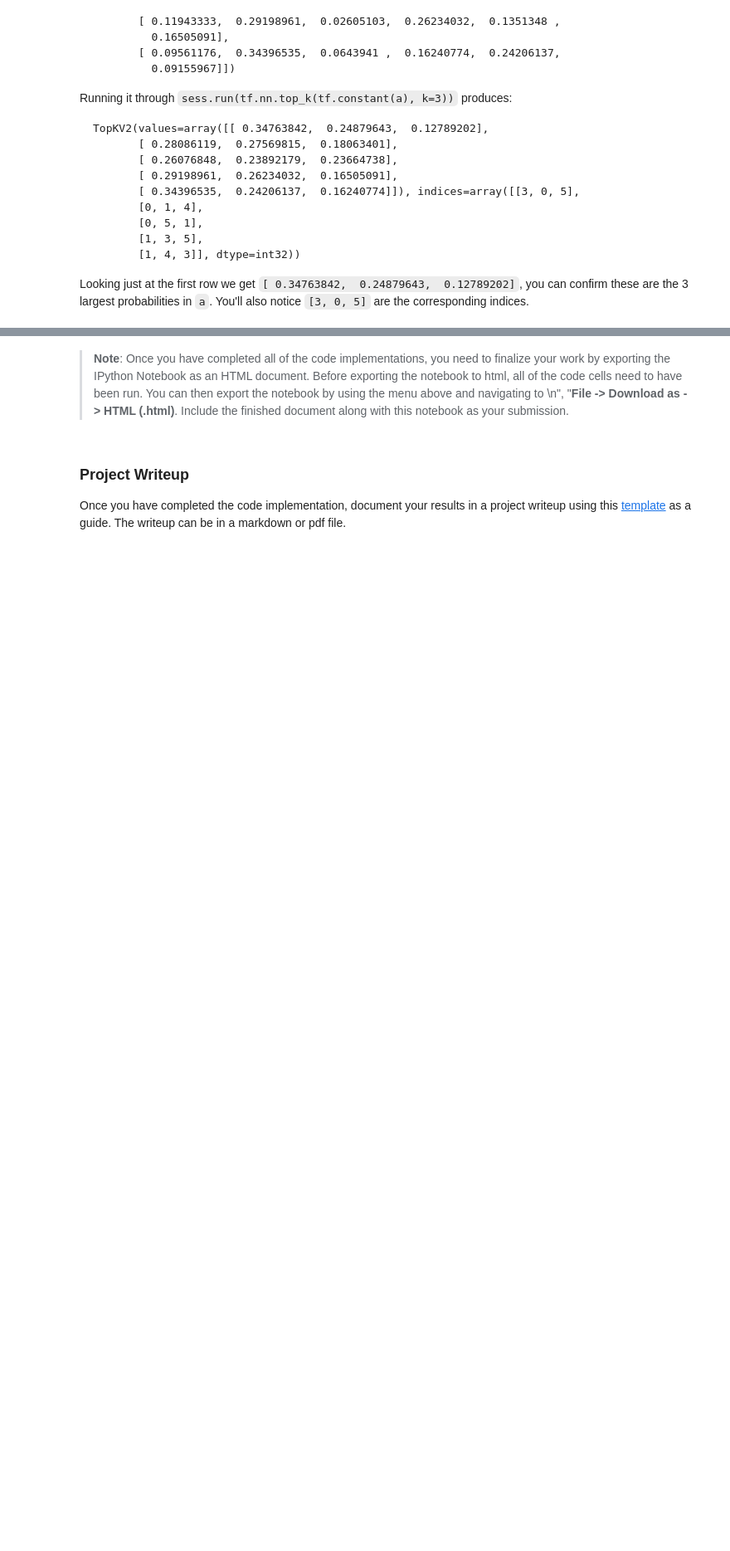
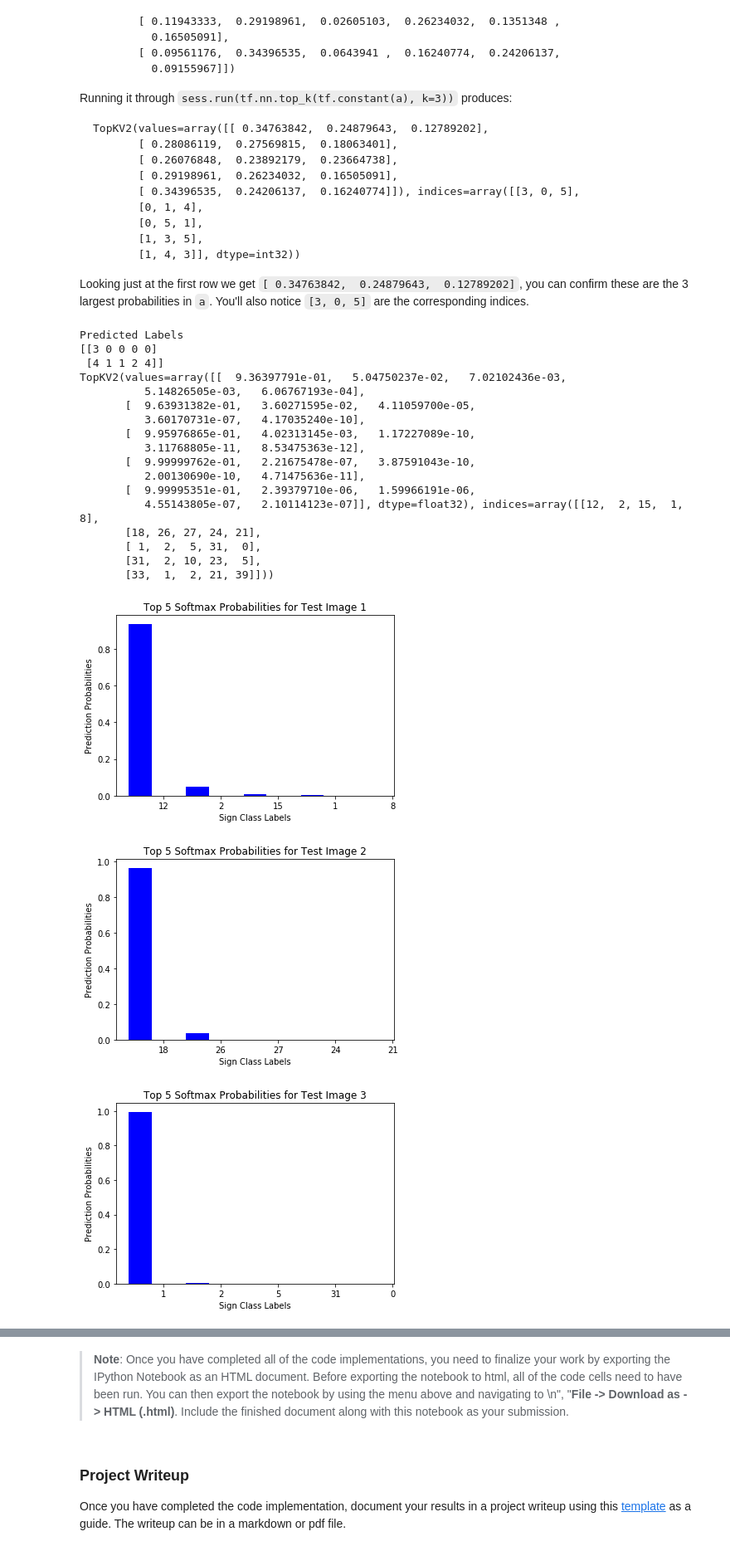
Before and after one commit to kdwgit/traffic-sign-classifier, a Jupyter notebook: Traffic_Sign_Classifier.ipynb, the cells around one changed output, grey strips where cells are left out. Shown at 83% size. Drawn from its saved outputs; the diff is of its cells as text; code cells hidden in the pictures; blank space fills up the shorter version.

```diff
--- a/Traffic_Sign_Classifier.ipynb
+++ b/Traffic_Sign_Classifier.ipynb
@@ -522,9 +544,6 @@ Image 42 probabilities: 3.36213e-05  and predicted classes: 2.64115e-05
 ### For example, if the model predicted 1 out of 5 signs correctly, it's 20% accurate on these new images.
 with tf.Session() as sess:
     saver.restore(sess, './lenet')
-#    test_accuracy = sess.run(accuracy_operation, feed_dict={x: my_images_bw, y: y_my_images_bw_labels})
-    my_predicts = sess.run(tf.nn.top_k(test_accuracy, k=5, sorted=True))
-
-for i in range(len(my_predicts[0])):
-    print('Image', i, 'probabilities:', my_predicts[0][i], '\n and predicted classes:', my_predicts[1][i])
+    my_accuracy = evaluate(my_images_bw, y_my_images_bw_labels)
+    print("My Image Accuracy = {:.1f}".format(my_accuracy*100))
 # %% [output]
@@ -575,0 +591,64 @@ print(sess.run(tf.nn.top_k(prediction, 2), feed_dict={x: my_images_bw}))
+# %%
+### Print out the top five softmax probabilities for the predictions on the German traffic sign images found on the web.
+### Feel free to use as many code cells as needed.
+#print(sess.run(tf.nn.top_k(prediction, 2), feed_dict={x: my_images_bw}))
+top_5 = tf.nn.top_k(tf.nn.softmax(logits), k=5)
+
+with tf.Session() as sess:
+    saver.restore(sess, './lenet')
+    top_5_pred = sess.run(top_5, feed_dict = {x: my_images_bw})
+
+
+
+#with tf.Session() as sess:
+#    saver.restore(sess, './lenet')
+
+#    new_predictions = sess.run(prediction, feed_dict={x: my_images_bw})
+#    top_k = sess.run(tf.nn.top_k(new_predictions, 5, sorted=True))
+
+
+    print("Predicted Labels")
+    print(np.argmax(top_5_pred, 1))
+    print(top_5_pred)
+#    print('soln_vals: ', soln_vals)
+    top_k_values = top_5_pred[0]
+    top_k_indices = top_5_pred[1]
+
+    ### Visualize the softmax probabilities
+    N = 5
+
+    ind = np.arange(N)  # the x locations for the values
+    width = 0.40       # the width of the bars
+
+    for i in range(5):
+        plt.figure(i)
+        values = top_k_values[i]
+        plt.bar(ind, values, width, color='b')
+        plt.ylabel('Prediction Probabilities')
+        plt.xlabel('Sign Class Labels')
+        plt.title('Top 5 Softmax Probabilities for Test Image {}'.format(str(i+1)))
+        plt.xticks(ind+width, tuple(top_k_indices[i]))
+#    plt.show()
+#    for i in range(len(new_predictions[0])):
+#        print('Image', i, 'probabilities:', new_predictions[0][i], ' and predicted classes:', new_predictions[1][i])
+# %% [output]
+Predicted Labels
+[[3 0 0 0 0]
+ [4 1 1 2 4]]
+TopKV2(values=array([[  9.36397791e-01,   5.04750237e-02,   7.02102436e-03,
+          5.14826505e-03,   6.06767193e-04],
+       [  9.63931382e-01,   3.60271595e-02,   4.11059700e-05,
+          3.60170731e-07,   4.17035240e-10],
+       [  9.95976865e-01,   4.02313145e-03,   1.17227089e-10,
+          3.11768805e-11,   8.53475363e-12],
+       [  9.99999762e-01,   2.21675478e-07,   3.87591043e-10,
+          2.00130690e-10,   4.71475636e-11],
+       [  9.99995351e-01,   2.39379710e-06,   1.59966191e-06,
+          4.55143805e-07,   2.10114123e-07]], dtype=float32), indices=array([[12,  2, 15,  1,  8],
+       [18, 26, 27, 24, 21],
+       [ 1,  2,  5, 31,  0],
+       [31,  2, 10, 23,  5],
+       [33,  1,  2, 21, 39]]))
+[figure, added]
+[figure, added]
+[figure, added]
```
Also changed, not shown: parts of 10 cells of this notebook.
